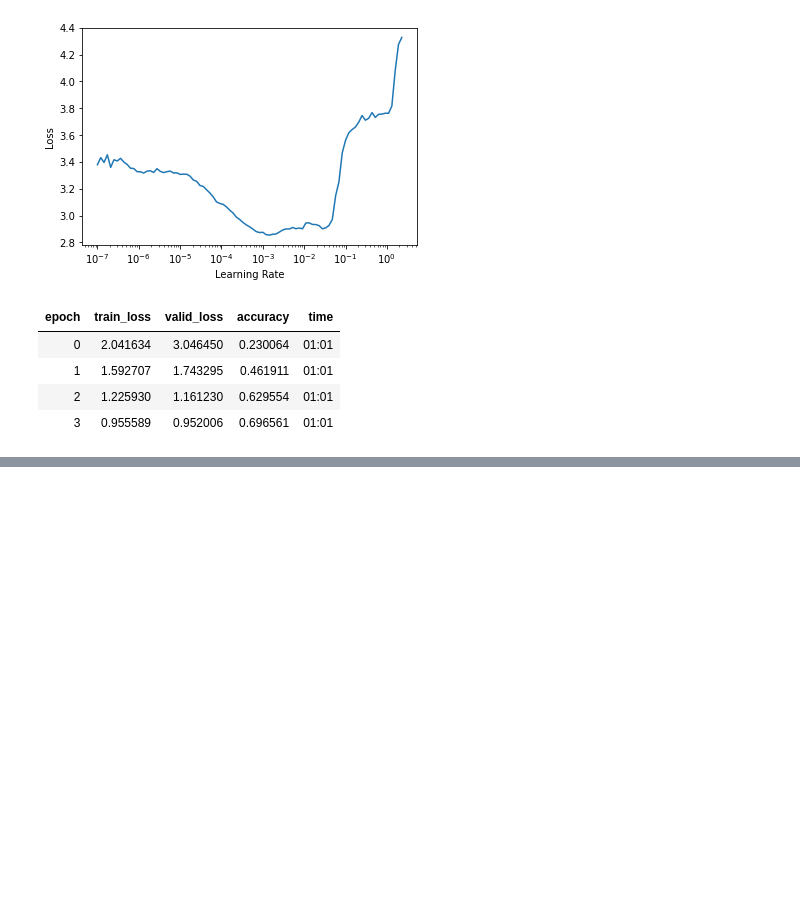
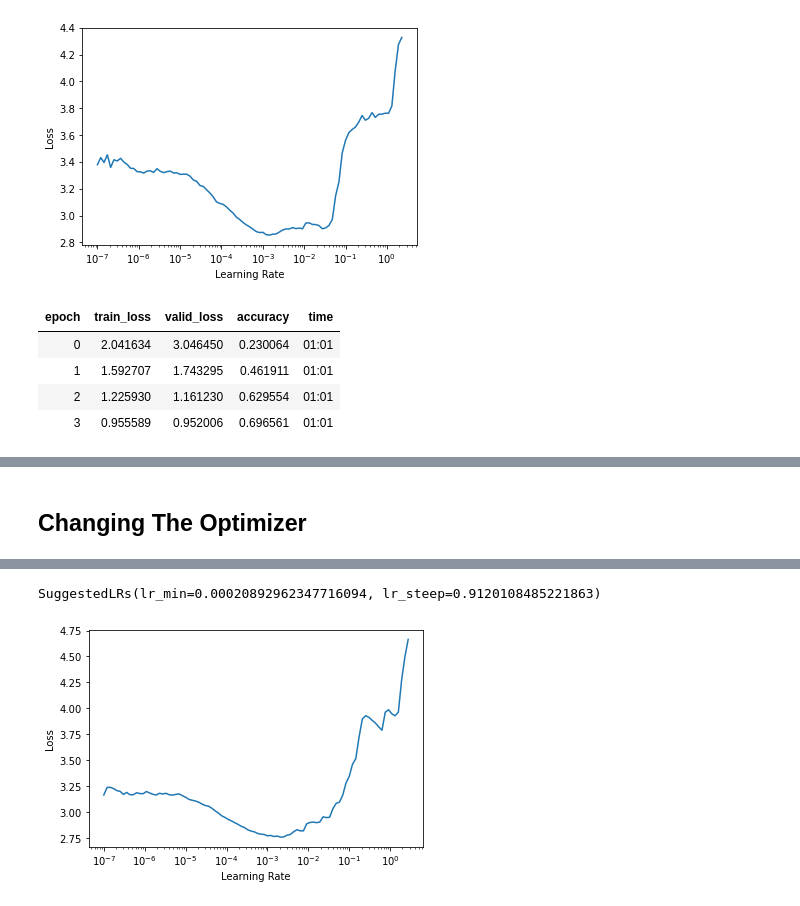
Before and after one commit to m0sys/retinanet-from-torch, a Jupyter notebook: notebooks/15_train_resnet_on_imagenette.ipynb, the cells around one changed output, grey strips where cells are left out. Cells and saved outputs as stored; diff of their text form; code cells hidden in the pictures; blank space fills up the shorter version.

```diff
--- a/notebooks/15_train_resnet_on_imagenette.ipynb
+++ b/notebooks/15_train_resnet_on_imagenette.ipynb
@@ -246,0 +313,16 @@ learn.fit_one_cycle(4, 5e-4)
+# %% [markdown]
+## Changing The Optimizer
+# %%
+@delegates(torch.optim.AdamW.__init__)
+def pytorch_adamw(param_groups, **kwargs):
+    return OptimWrapper(torch.optim.AdamW([{'params': ps, **kwargs} for ps in param_groups]))
+# %%
+learn = Learner(dls,
+                ResNet50(num_classes=10),
+                lr=1e-2, metric=accuracy,
+                loss_func=LabelSmoothingCrossEntropy(),
+                opt_func=partial(pytorch_adamw, wd=0.01, eps=1e-3)
+               )
+# %%
+learn.lr_find()
+# %% [output]
@@ -246,0 +330,2 @@ learn.fit_one_cycle(4, 5e-4)
+SuggestedLRs(lr_min=0.00020892962347716094, lr_steep=0.9120108485221863)
+[figure, added]
```
Also changed, not shown: parts of 19 cells of this notebook, 1 other file.
